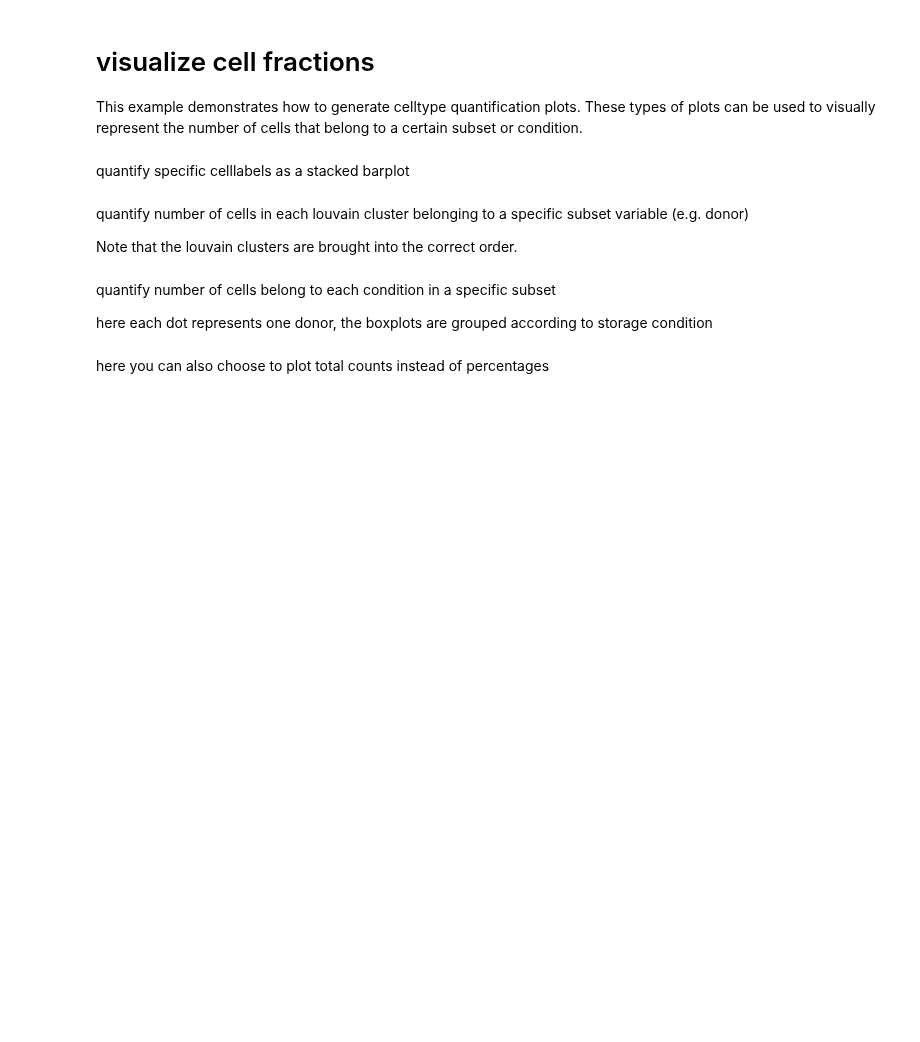
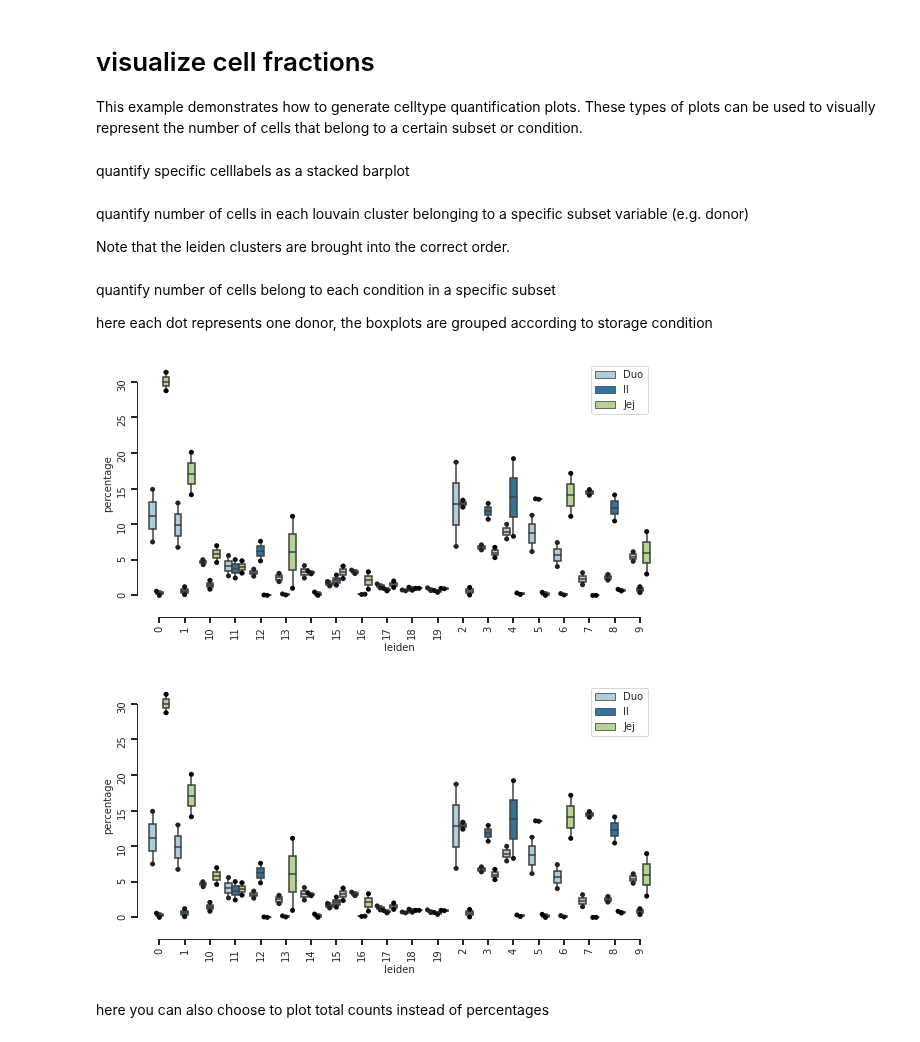
Before and after one commit to bedapub/besca, a Jupyter notebook: docs/source/auto_examples/plotting/plot_celltype_quantification.ipynb, the cells around one changed output. Drawn from its saved outputs; the diff is of its cells as text; code cells hidden in the pictures; blank space fills up the shorter version.

Commit message:
fixing auto example plot_celltype_quantification

```diff
--- a/docs/source/auto_examples/plotting/plot_celltype_quantification.ipynb
+++ b/docs/source/auto_examples/plotting/plot_celltype_quantification.ipynb
@@ -11,7 +11,7 @@ can be used to visually represent the number of cells that belong to a certain s
 import besca as bc
 
 #import dataset to workwith
-adata = bc.datasets.pbmc_storage_processed()
+adata = bc.datasets.Haber2017_processed()
 # %% [markdown]
 quantify specific celllabels as a stacked barplot
 # %%
@@ -19,5 +19,5 @@ bc.pl.celllabel_quant_stackedbar(adata, count_variable = 'donor', subset_variabl
 # %% [markdown]
 quantify number of cells in each louvain cluster belonging to a specific subset variable (e.g. donor)
 
-Note that the louvain clusters are brought into the correct order.
+Note that the leiden clusters are brought into the correct order.
 # %%
@@ -27,7 +27,10 @@ quantify number of cells belong to each condition in a specific subset
 
 here each dot represents one donor, the boxplots are grouped according to storage condition
 # %%
-bc.pl.celllabel_quant_boxplot(adata, count_variable = 'louvain', subset_variable = 'donor', condition_identifier = 'storage_condition',  plot_percentage = True);
+bc.pl.celllabel_quant_boxplot(adata, count_variable = 'leiden', subset_variable = 'donor', condition_identifier = 'region',  plot_percentage = True)
+# %% [output]
+[figure, added]
+[figure, added]
 # %% [markdown]
 here you can also choose to plot total counts instead of percentages
 # %%
```
Also changed, not shown: parts of 3 cells of this notebook, 1 other file.
